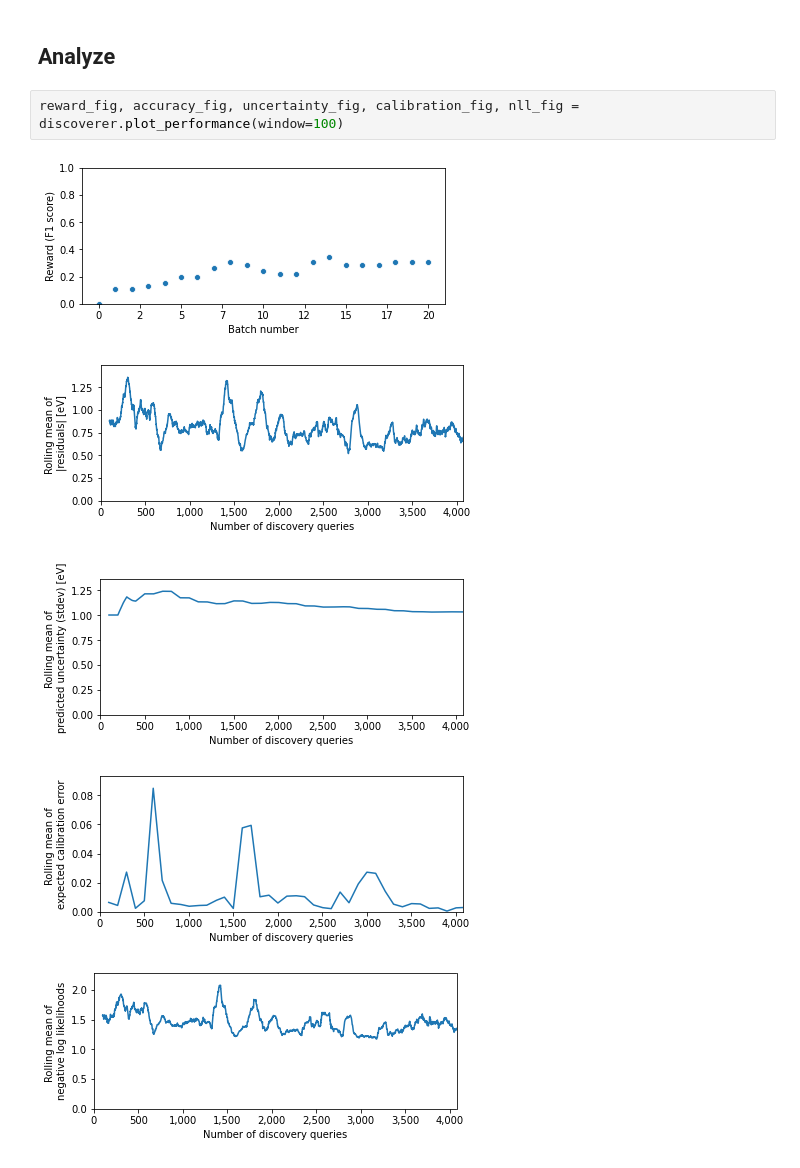
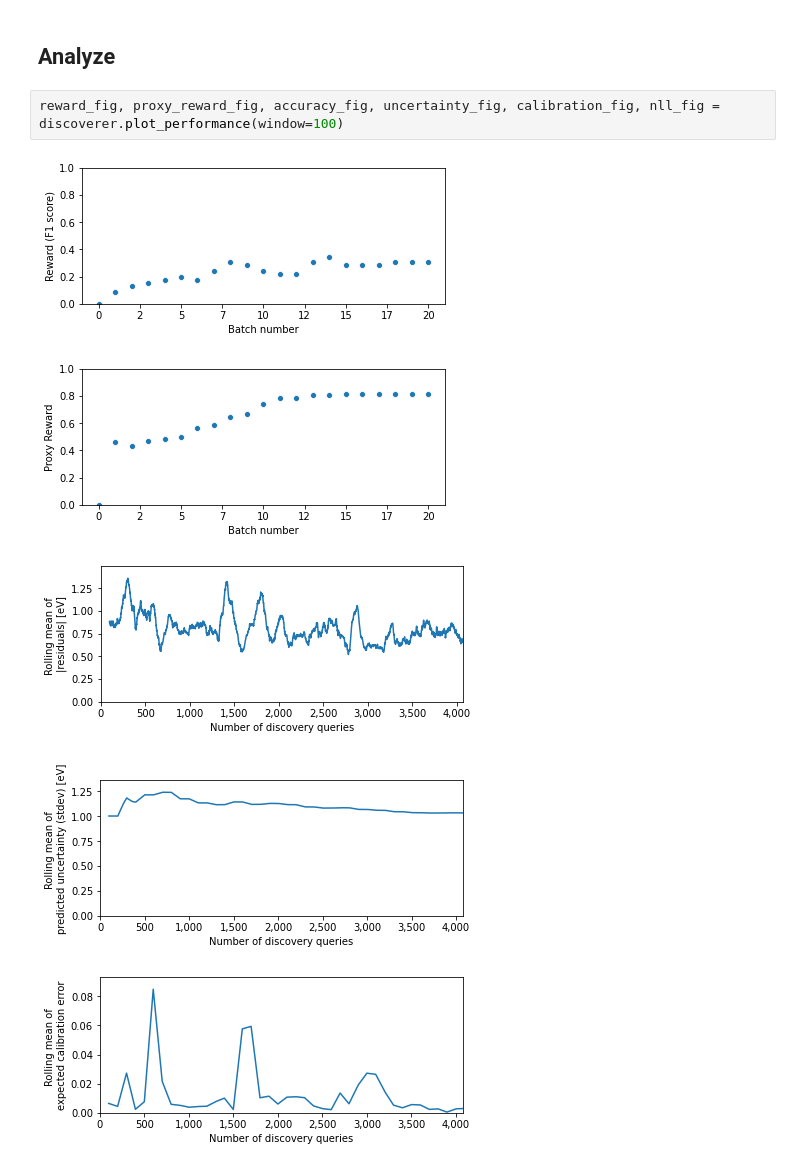
Before and after one commit to ulissigroup/catalyst-acquisitions, a Jupyter notebook: notebooks/bayesian_optimization_dummy.ipynb, the cells around one changed output. Saved outputs shown, nothing was run; the diff lists cells and outputs as text.

Commit message:
Update notebooks with proxy reward

```diff
--- a/notebooks/bayesian_optimization_dummy.ipynb
+++ b/notebooks/bayesian_optimization_dummy.ipynb
@@ -82,10 +87,10 @@ discoverer.simulate_discovery()
 # %% [markdown]
 ## Analyze
 # %%
-reward_fig, accuracy_fig, uncertainty_fig, calibration_fig, nll_fig = discoverer.plot_performance(window=100)
+reward_fig, proxy_reward_fig, accuracy_fig, uncertainty_fig, calibration_fig, nll_fig = discoverer.plot_performance(window=100)
 # %% [output]
-[figure, old version]
+[figure, new version]
-[figure, old version]
+[figure, new version]
-[figure, old version]
+[figure, new version]
-[figure, old version]
+[figure, new version]
-[figure, old version]
+[figure, new version]
```
Also changed, not shown: parts of 3 cells of this notebook, 1 other file.
